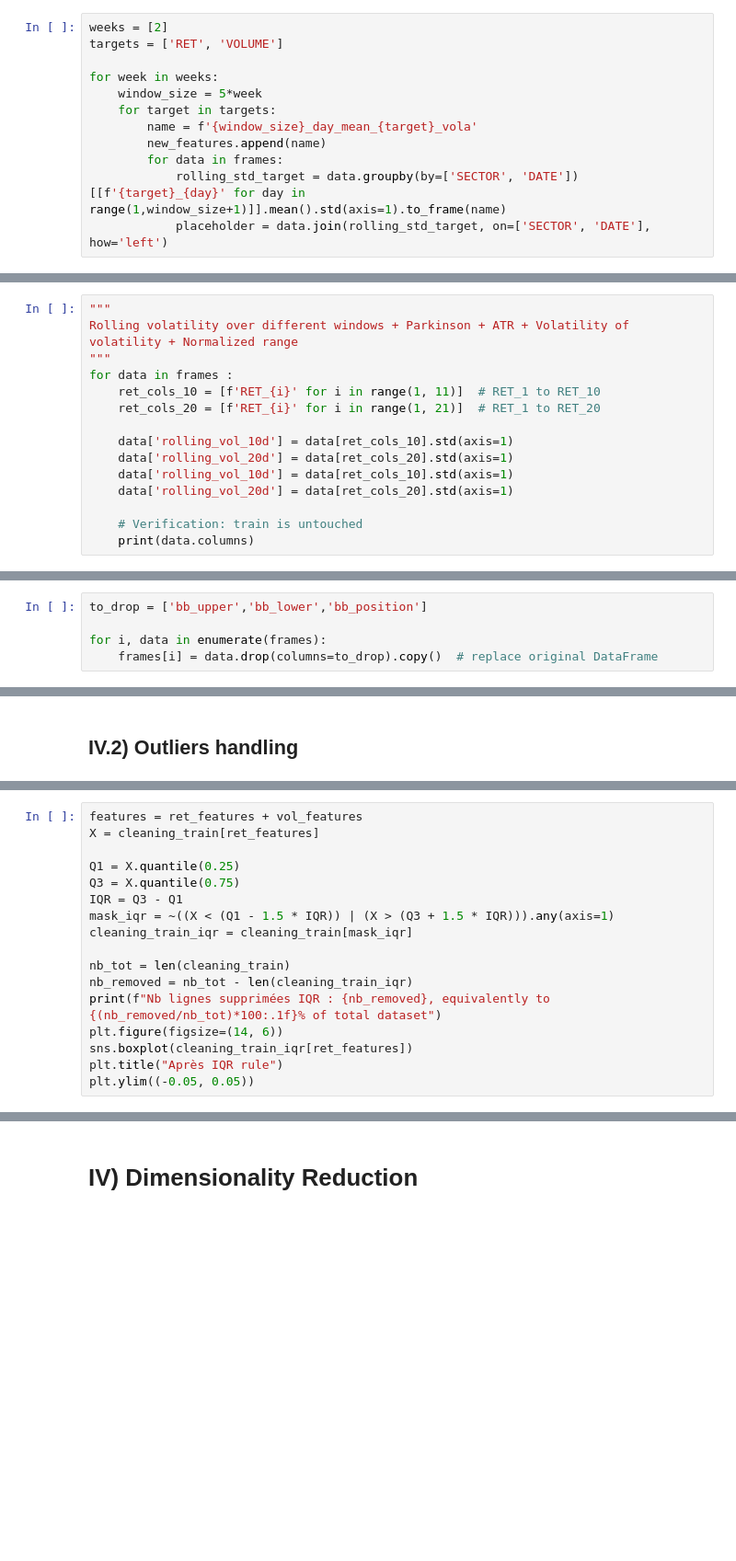
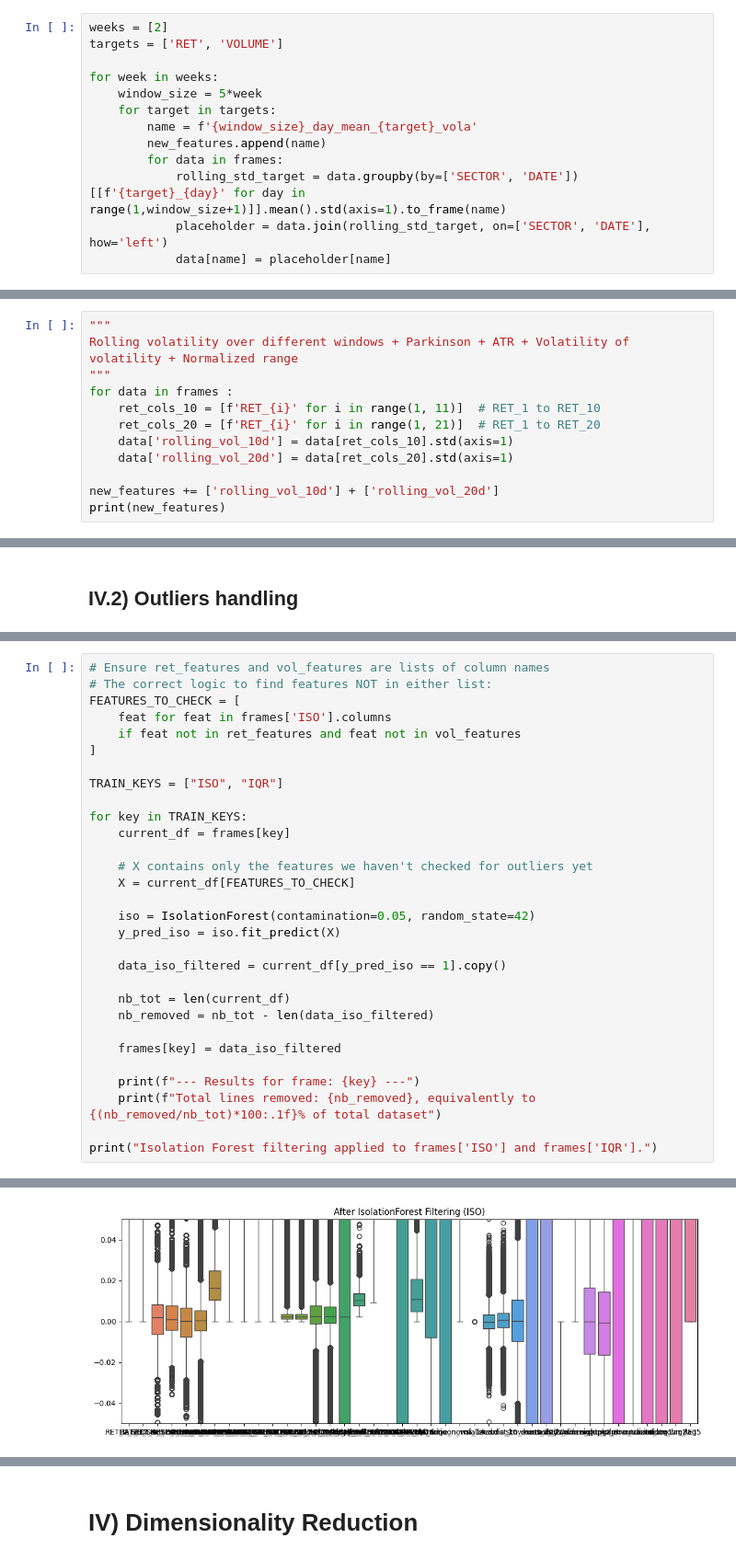
Before and after one commit to AxelPortier/QRT_Challenge_ENS, a Jupyter notebook: Test_Axel.ipynb, the cells around one changed output, grey strips where cells are left out. Shown at 92% size. Saved outputs shown, nothing was run; the diff lists cells and outputs as text; blank space fills up the shorter version.

Commit message:
problème d'index submission file
masi data processing finit

```diff
--- a/Test_Axel.ipynb
+++ b/Test_Axel.ipynb
@@ -656,6 +704,7 @@ for week in weeks:
         for data in frames:
             rolling_std_target = data.groupby(by=['SECTOR', 'DATE'])[[f'{target}_{day}' for day in range(1,window_size+1)]].mean().std(axis=1).to_frame(name)
             placeholder = data.join(rolling_std_target, on=['SECTOR', 'DATE'], how='left')
+            data[name] = placeholder[name]
 # %% [markdown]
 Compute the standard deviation of the averages to measure volatility (conditioned on sector).\
 This block computes the average volatility of `RET_` and `VOLUME_` over the past 10 days within each (`SECTOR`, `DATE`) group.\
@@ -796,12 +802,9 @@ Rolling volatility over different windows + Parkinson + ATR + Volatility of vola
 for data in frames :
     ret_cols_10 = [f'RET_{i}' for i in range(1, 11)]  # RET_1 to RET_10
     ret_cols_20 = [f'RET_{i}' for i in range(1, 21)]  # RET_1 to RET_20
-
-    data['rolling_vol_10d'] = data[ret_cols_10].std(axis=1)
-    data['rolling_vol_20d'] = data[ret_cols_20].std(axis=1)
     data['rolling_vol_10d'] = data[ret_cols_10].std(axis=1)
     data['rolling_vol_20d'] = data[ret_cols_20].std(axis=1)
 
-    # Verification: train is untouched
-    print(data.columns)
+new_features += ['rolling_vol_10d'] + ['rolling_vol_20d']
+print(new_features)
 # %% [output]
@@ -1226,5 +997,0 @@ These features matter because financial returns are non-normal with fat tails, p
-# %%
-to_drop = ['bb_upper','bb_lower','bb_position']
-
-for i, data in enumerate(frames):
-    frames[i] = data.drop(columns=to_drop).copy()  # replace original DataFrame
@@ -1961,18 +1525,31 @@ if len(best_features) > 20:
 # %%
-features = ret_features + vol_features
-X = cleaning_train[ret_features]
+# Ensure ret_features and vol_features are lists of column names
+# The correct logic to find features NOT in either list:
+FEATURES_TO_CHECK = [
+    feat for feat in frames['ISO'].columns
+    if feat not in ret_features and feat not in vol_features
+]
 
-Q1 = X.quantile(0.25)
-Q3 = X.quantile(0.75)
-IQR = Q3 - Q1
-mask_iqr = ~((X < (Q1 - 1.5 * IQR)) | (X > (Q3 + 1.5 * IQR))).any(axis=1)
-cleaning_train_iqr = cleaning_train[mask_iqr]
+TRAIN_KEYS = ["ISO", "IQR"]
 
-nb_tot = len(cleaning_train)
-nb_removed = nb_tot - len(cleaning_train_iqr)
-print(f"Nb lignes supprimées IQR : {nb_removed}, equivalently to {(nb_removed/nb_tot)*100:.1f}% of total dataset")
-plt.figure(figsize=(14, 6))
-sns.boxplot(cleaning_train_iqr[ret_features])
-plt.title("Après IQR rule")
-plt.ylim((-0.05, 0.05))
+for key in TRAIN_KEYS:
+    current_df = frames[key]
+
+    # X contains only the features we haven't checked for outliers yet
+    X = current_df[FEATURES_TO_CHECK]
+
+    iso = IsolationForest(contamination=0.05, random_state=42)
+    y_pred_iso = iso.fit_predict(X)
+
+    data_iso_filtered = current_df[y_pred_iso == 1].copy()
+
+    nb_tot = len(current_df)
+    nb_removed = nb_tot - len(data_iso_filtered)
+
+    frames[key] = data_iso_filtered
+
+    print(f"--- Results for frame: {key} ---")
+    print(f"Total lines removed: {nb_removed}, equivalently to {(nb_removed/nb_tot)*100:.1f}% of total dataset")
+
+print("Isolation Forest filtering applied to frames['ISO'] and frames['IQR'].")
 # %% [output]
@@ -1979,0 +1558 @@ Nb lignes supprimées IQR : 134723, equivalently to 37.0% of total dataset
+[figure, new version]
```
Also changed, not shown: parts of 151 cells of this notebook, 8 other files.
